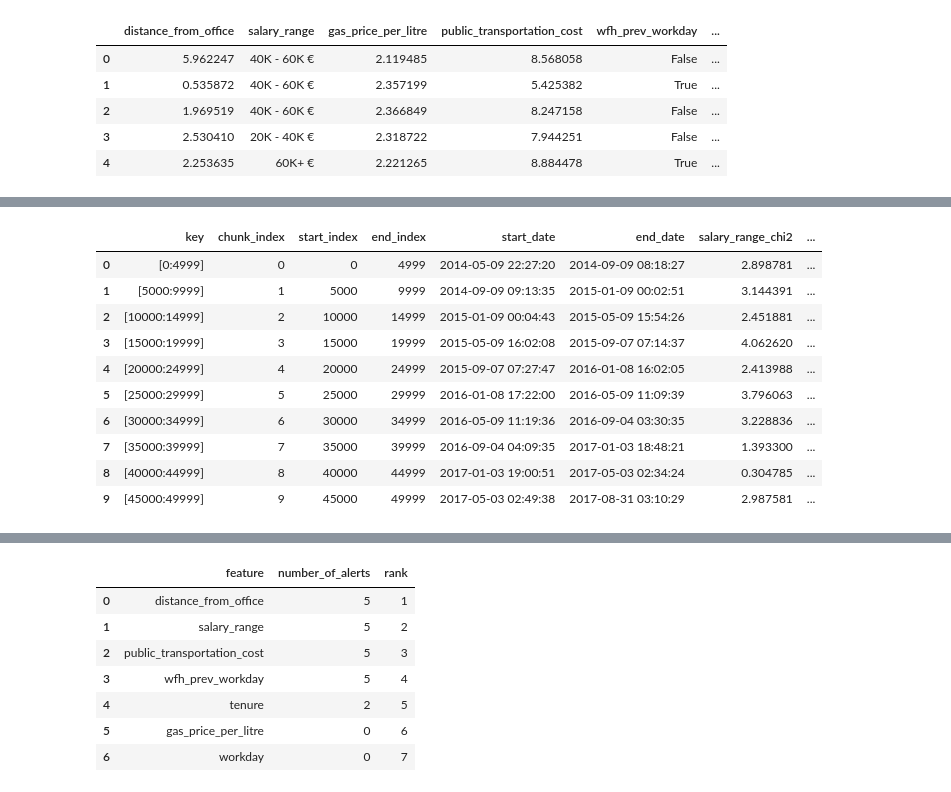
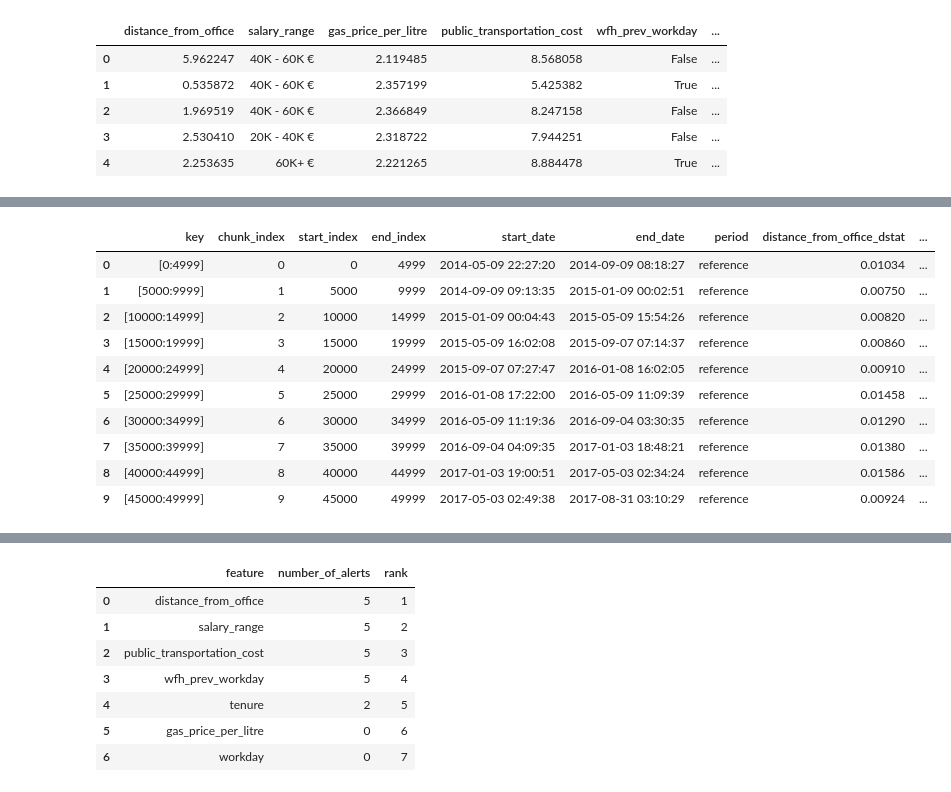
Before and after one commit to NannyML/nannyml, a Jupyter notebook: docs/example_notebooks/Tutorial - Drift - Model Inputs - Univariate Distance.ipynb, the cells around one changed output, grey strips where cells are left out. Cells and saved outputs as stored; diff of their text form; code cells hidden in the pictures.

```diff
--- a/docs/example_notebooks/Tutorial - Drift - Model Inputs - Univariate Distance.ipynb
+++ b/docs/example_notebooks/Tutorial - Drift - Model Inputs - Univariate Distance.ipynb
@@ -76,15 +76,15 @@ print(results.data.iloc[:, :9].to_markdown(tablefmt="grid"))
 # %%
-display(calc.previous_reference_results.iloc[:, :9])
+display(results.filter(period='reference').to_df().iloc[:, :9])
 # %% [output]
-|  | key | chunk_index | start_index | end_index | start_date | end_date | salary_range_chi2 | ... |
-| 0 | [0:4999] | 0 | 0 | 4999 | 2014-05-09 22:27:20 | 2014-09-09 08:18:27 | 2.898781 | ... |
-| 1 | [5000:9999] | 1 | 5000 | 9999 | 2014-09-09 09:13:35 | 2015-01-09 00:02:51 | 3.144391 | ... |
-| 2 | [10000:14999] | 2 | 10000 | 14999 | 2015-01-09 00:04:43 | 2015-05-09 15:54:26 | 2.451881 | ... |
-| 3 | [15000:19999] | 3 | 15000 | 19999 | 2015-05-09 16:02:08 | 2015-09-07 07:14:37 | 4.062620 | ... |
-| 4 | [20000:24999] | 4 | 20000 | 24999 | 2015-09-07 07:27:47 | 2016-01-08 16:02:05 | 2.413988 | ... |
-| 5 | [25000:29999] | 5 | 25000 | 29999 | 2016-01-08 17:22:00 | 2016-05-09 11:09:39 | 3.796063 | ... |
-| 6 | [30000:34999] | 6 | 30000 | 34999 | 2016-05-09 11:19:36 | 2016-09-04 03:30:35 | 3.228836 | ... |
-| 7 | [35000:39999] | 7 | 35000 | 39999 | 2016-09-04 04:09:35 | 2017-01-03 18:48:21 | 1.393300 | ... |
-| 8 | [40000:44999] | 8 | 40000 | 44999 | 2017-01-03 19:00:51 | 2017-05-03 02:34:24 | 0.304785 | ... |
-| 9 | [45000:49999] | 9 | 45000 | 49999 | 2017-05-03 02:49:38 | 2017-08-31 03:10:29 | 2.987581 | ... |
+|  | key | chunk_index | start_index | end_index | start_date | end_date | period | distance_from_office_dstat | ... |
+| 0 | [0:4999] | 0 | 0 | 4999 | 2014-05-09 22:27:20 | 2014-09-09 08:18:27 | reference | 0.01034 | ... |
+| 1 | [5000:9999] | 1 | 5000 | 9999 | 2014-09-09 09:13:35 | 2015-01-09 00:02:51 | reference | 0.00750 | ... |
+| 2 | [10000:14999] | 2 | 10000 | 14999 | 2015-01-09 00:04:43 | 2015-05-09 15:54:26 | reference | 0.00820 | ... |
+| 3 | [15000:19999] | 3 | 15000 | 19999 | 2015-05-09 16:02:08 | 2015-09-07 07:14:37 | reference | 0.00860 | ... |
+| 4 | [20000:24999] | 4 | 20000 | 24999 | 2015-09-07 07:27:47 | 2016-01-08 16:02:05 | reference | 0.00910 | ... |
+| 5 | [25000:29999] | 5 | 25000 | 29999 | 2016-01-08 17:22:00 | 2016-05-09 11:09:39 | reference | 0.01458 | ... |
+| 6 | [30000:34999] | 6 | 30000 | 34999 | 2016-05-09 11:19:36 | 2016-09-04 03:30:35 | reference | 0.01290 | ... |
+| 7 | [35000:39999] | 7 | 35000 | 39999 | 2016-09-04 04:09:35 | 2017-01-03 18:48:21 | reference | 0.01380 | ... |
+| 8 | [40000:44999] | 8 | 40000 | 44999 | 2017-01-03 19:00:51 | 2017-05-03 02:34:24 | reference | 0.01586 | ... |
+| 9 | [45000:49999] | 9 | 45000 | 49999 | 2017-05-03 02:49:38 | 2017-08-31 03:10:29 | reference | 0.00924 | ... |
 # %%
```
Also changed, not shown: parts of 3 cells of this notebook.
